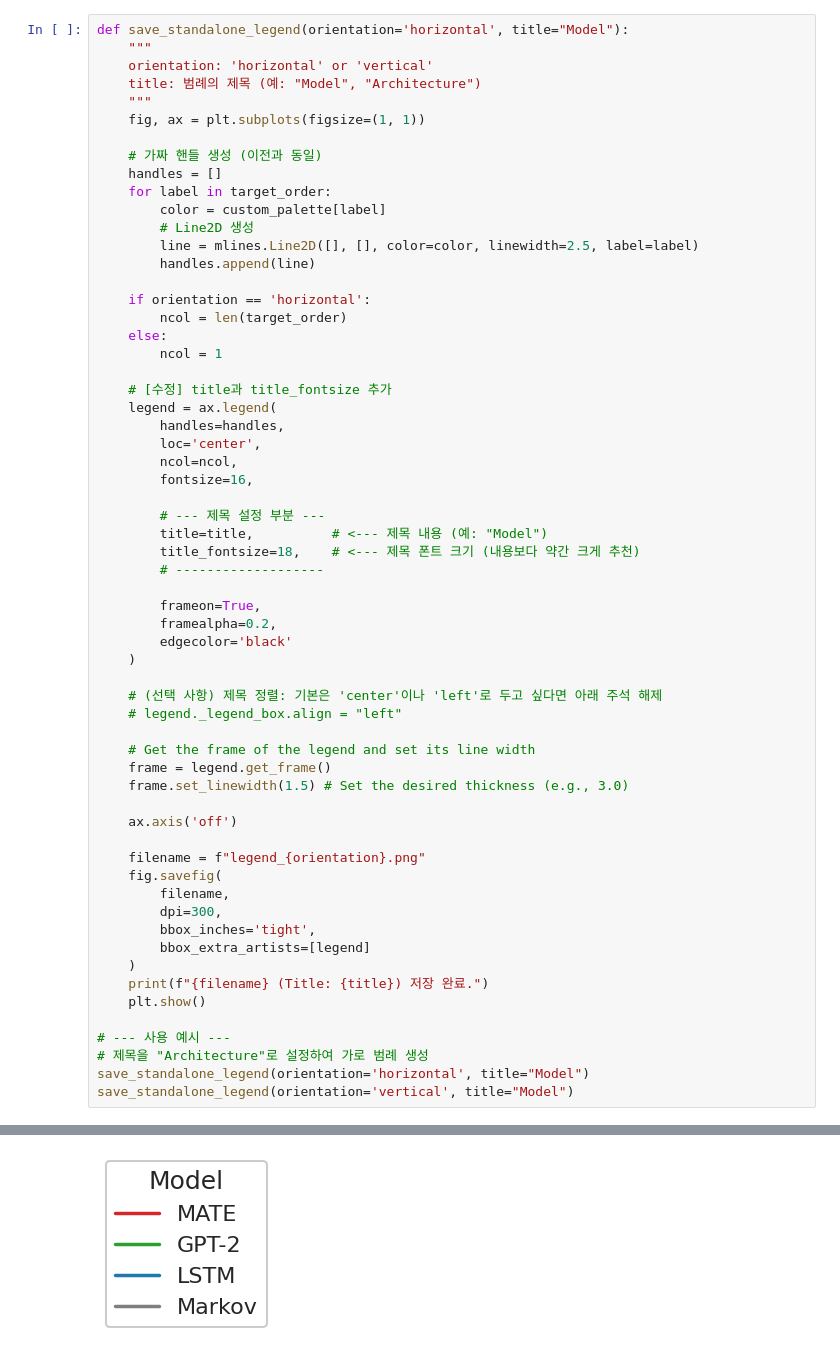
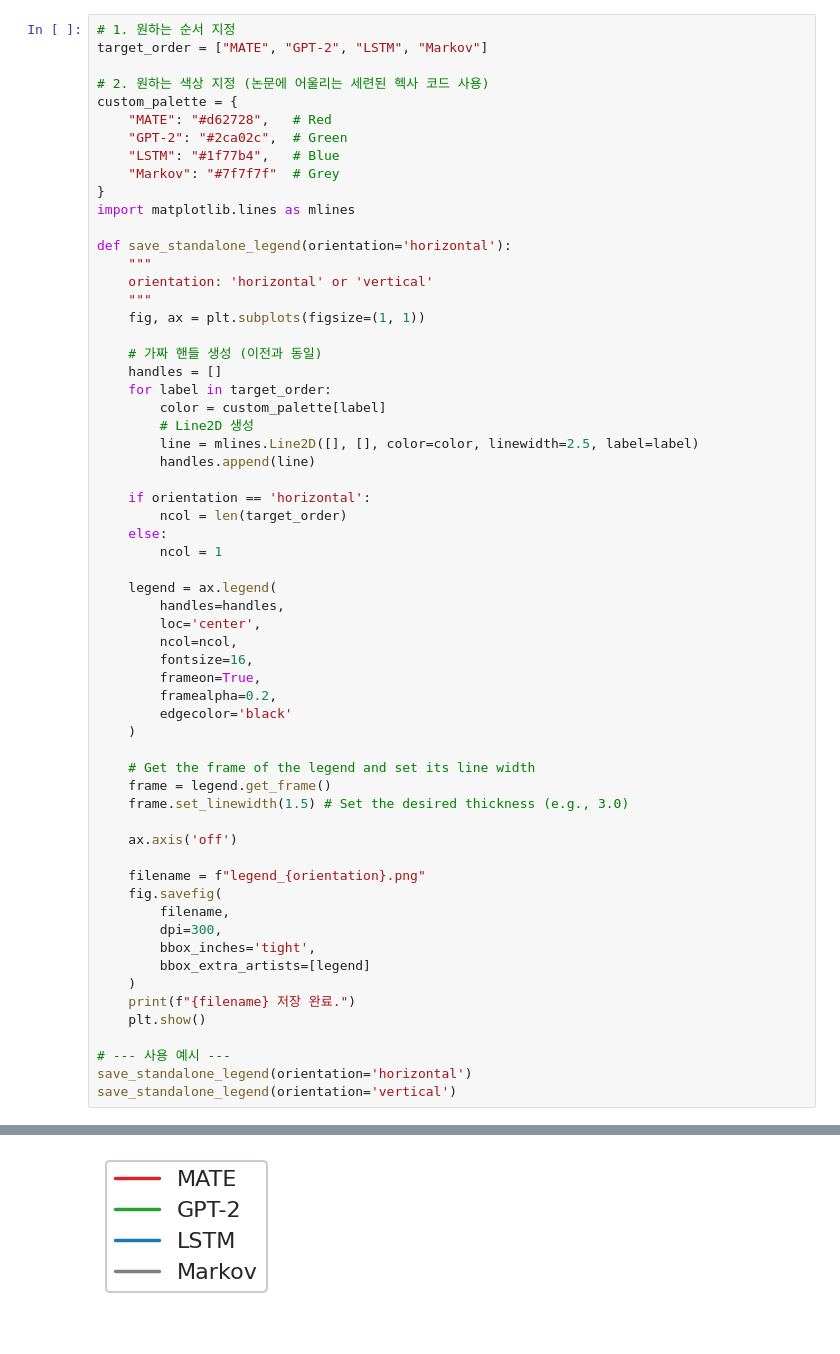
Before and after one commit to himchan00/Memory-RL, a Jupyter notebook: return_graph_vis.ipynb, the cells around one changed output, grey strips where cells are left out. Drawn from its saved outputs; the diff is of its cells as text.

```diff
--- a/return_graph_vis.ipynb
+++ b/return_graph_vis.ipynb
@@ -124,8 +121,19 @@ plot_results(df)
 # %%
-def save_standalone_legend(orientation='horizontal', title="Model"):
+# 1. 원하는 순서 지정
+target_order = ["MATE", "GPT-2", "LSTM", "Markov"]
+
+# 2. 원하는 색상 지정 (논문에 어울리는 세련된 헥사 코드 사용)
+custom_palette = {
+    "MATE": "#d62728",   # Red
+    "GPT-2": "#2ca02c",  # Green
+    "LSTM": "#1f77b4",   # Blue
+    "Markov": "#7f7f7f"  # Grey
+}
+import matplotlib.lines as mlines
+
+def save_standalone_legend(orientation='horizontal'):
     """
     orientation: 'horizontal' or 'vertical'
-    title: 범례의 제목 (예: "Model", "Architecture")
     """
     fig, ax = plt.subplots(figsize=(1, 1))
 
@@ -142,25 +150,15 @@ def save_standalone_legend(orientation='horizontal', title="Model"):
     else:
         ncol = 1
 
-    # [수정] title과 title_fontsize 추가
     legend = ax.legend(
         handles=handles,
         loc='center',
         ncol=ncol,
         fontsize=16,
-
-        # --- 제목 설정 부분 ---
-        title=title,          # <--- 제목 내용 (예: "Model")
-        title_fontsize=18,    # <--- 제목 폰트 크기 (내용보다 약간 크게 추천)
-        # -------------------
-
         frameon=True,
         framealpha=0.2,
         edgecolor='black'
     )
-
-    # (선택 사항) 제목 정렬: 기본은 'center'이나 'left'로 두고 싶다면 아래 주석 해제
-    # legend._legend_box.align = "left"
 
     # Get the frame of the legend and set its line width
     frame = legend.get_frame()
@@ -175,11 +173,10 @@ def save_standalone_legend(orientation='horizontal', title="Model"):
         bbox_inches='tight',
         bbox_extra_artists=[legend]
     )
-    print(f"{filename} (Title: {title}) 저장 완료.")
+    print(f"{filename} 저장 완료.")
     plt.show()
 
 # --- 사용 예시 ---
-# 제목을 "Architecture"로 설정하여 가로 범례 생성
-save_standalone_legend(orientation='horizontal', title="Model")
-save_standalone_legend(orientation='vertical', title="Model")
+save_standalone_legend(orientation='horizontal')
+save_standalone_legend(orientation='vertical')
 # %% [output]
@@ -189 +186 @@ legend_vertical.png (Title: Model) 저장 완료.
-[figure, old version]
+[figure, new version]
```
Also changed, not shown: parts of 2 cells of this notebook, 3 other files.
